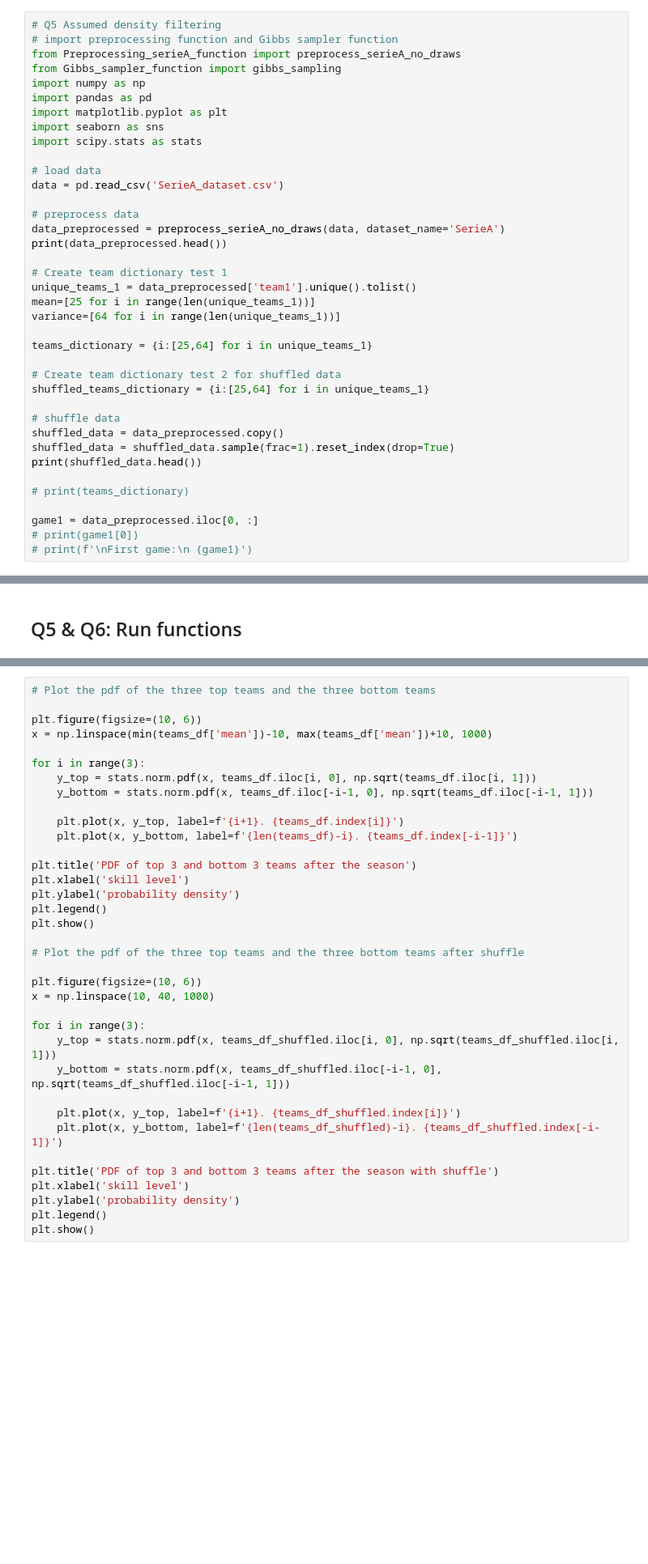
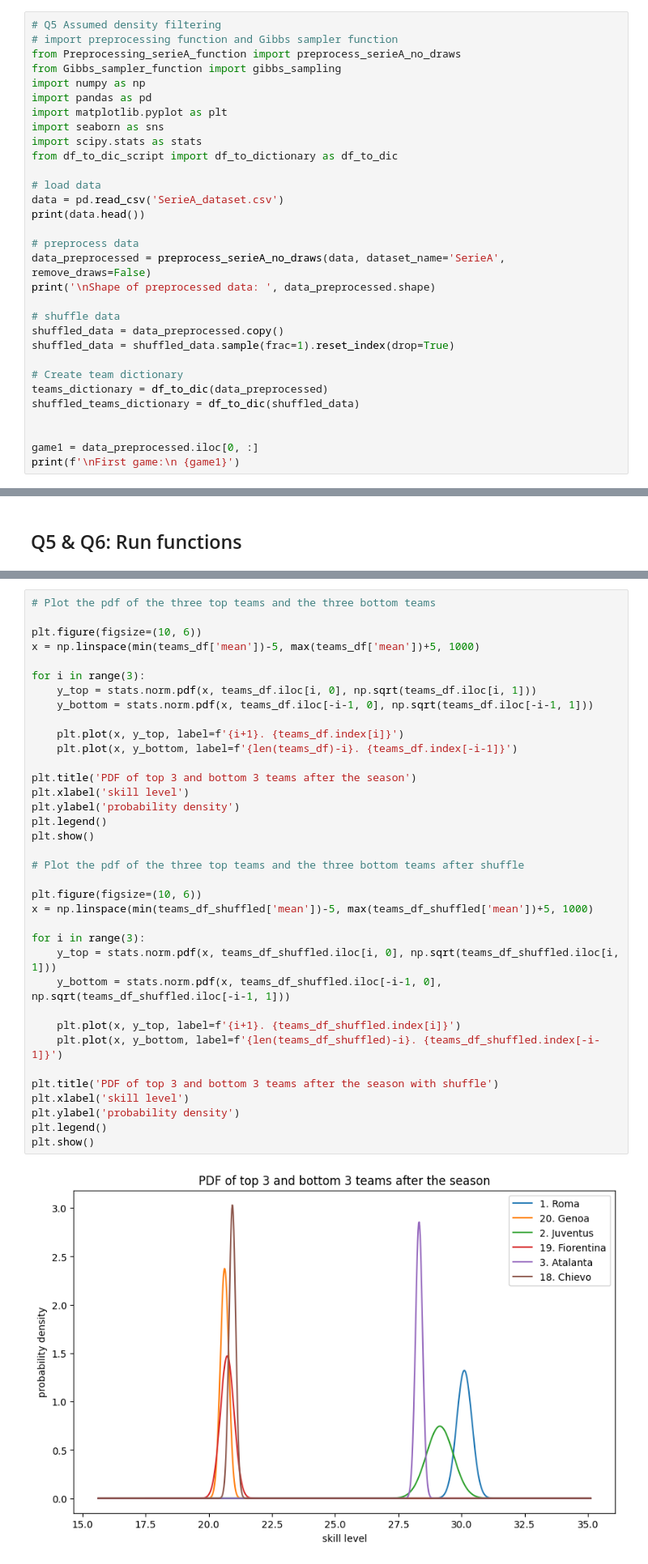
Before and after one commit to marvanG/APML-project-2023, a Jupyter notebook: Q5_and_Q6.ipynb, the cells around one changed output, grey strips where cells are left out. Shown at 81% size. Drawn from its saved outputs; the diff is of its cells as text; blank space fills up the shorter version.

```diff
--- a/Q5_and_Q6.ipynb
+++ b/Q5_and_Q6.ipynb
@@ -11,32 +11,25 @@ import pandas as pd
 import matplotlib.pyplot as plt
 import seaborn as sns
 import scipy.stats as stats
+from df_to_dic_script import df_to_dictionary as df_to_dic
 
 # load data
 data = pd.read_csv('SerieA_dataset.csv')
+print(data.head())
 
 # preprocess data
-data_preprocessed = preprocess_serieA_no_draws(data, dataset_name='SerieA')
-print(data_preprocessed.head())
-
-# Create team dictionary test 1
-unique_teams_1 = data_preprocessed['team1'].unique().tolist()
-mean=[25 for i in range(len(unique_teams_1))]
-variance=[64 for i in range(len(unique_teams_1))]
-
-teams_dictionary = {i:[25,64] for i in unique_teams_1}
-
-# Create team dictionary test 2 for shuffled data
-shuffled_teams_dictionary = {i:[25,64] for i in unique_teams_1}
+data_preprocessed = preprocess_serieA_no_draws(data, dataset_name='SerieA', remove_draws=False)
+print('\nShape of preprocessed data: ', data_preprocessed.shape)
 
 # shuffle data
 shuffled_data = data_preprocessed.copy()
 shuffled_data = shuffled_data.sample(frac=1).reset_index(drop=True)
-print(shuffled_data.head())
 
-# print(teams_dictionary)
+# Create team dictionary
+teams_dictionary = df_to_dic(data_preprocessed)
+shuffled_teams_dictionary = df_to_dic(shuffled_data)
+
 
 game1 = data_preprocessed.iloc[0, :]
-# print(game1[0])
-# print(f'\nFirst game:\n {game1}')
+print(f'\nFirst game:\n {game1}')
 # %% [output]
@@ -131,35 +130,37 @@ print(f'\nPrediction rate of One-Step-Ahead prediction for last 60 games: {predi
 # Plot the pdf of the three top teams and the three bottom teams
 
 plt.figure(figsize=(10, 6))
-x = np.linspace(min(teams_df['mean'])-10, max(teams_df['mean'])+10, 1000)
+x = np.linspace(min(teams_df['mean'])-5, max(teams_df['mean'])+5, 1000)
 
 for i in range(3):
     y_top = stats.norm.pdf(x, teams_df.iloc[i, 0], np.sqrt(teams_df.iloc[i, 1]))
     y_bottom = stats.norm.pdf(x, teams_df.iloc[-i-1, 0], np.sqrt(teams_df.iloc[-i-1, 1]))
 
     plt.plot(x, y_top, label=f'{i+1}. {teams_df.index[i]}')
     plt.plot(x, y_bottom, label=f'{len(teams_df)-i}. {teams_df.index[-i-1]}')
 
 plt.title('PDF of top 3 and bottom 3 teams after the season')
 plt.xlabel('skill level')
 plt.ylabel('probability density')
 plt.legend()
 plt.show()
 
 # Plot the pdf of the three top teams and the three bottom teams after shuffle
 
 plt.figure(figsize=(10, 6))
-x = np.linspace(10, 40, 1000)
+x = np.linspace(min(teams_df_shuffled['mean'])-5, max(teams_df_shuffled['mean'])+5, 1000)
 
 for i in range(3):
     y_top = stats.norm.pdf(x, teams_df_shuffled.iloc[i, 0], np.sqrt(teams_df_shuffled.iloc[i, 1]))
     y_bottom = stats.norm.pdf(x, teams_df_shuffled.iloc[-i-1, 0], np.sqrt(teams_df_shuffled.iloc[-i-1, 1]))
 
     plt.plot(x, y_top, label=f'{i+1}. {teams_df_shuffled.index[i]}')
     plt.plot(x, y_bottom, label=f'{len(teams_df_shuffled)-i}. {teams_df_shuffled.index[-i-1]}')
 
 plt.title('PDF of top 3 and bottom 3 teams after the season with shuffle')
 plt.xlabel('skill level')
 plt.ylabel('probability density')
 plt.legend()
 plt.show()
+# %% [output]
+[figure, added]
```
Also changed, not shown: parts of 5 cells of this notebook, 7 other files.
